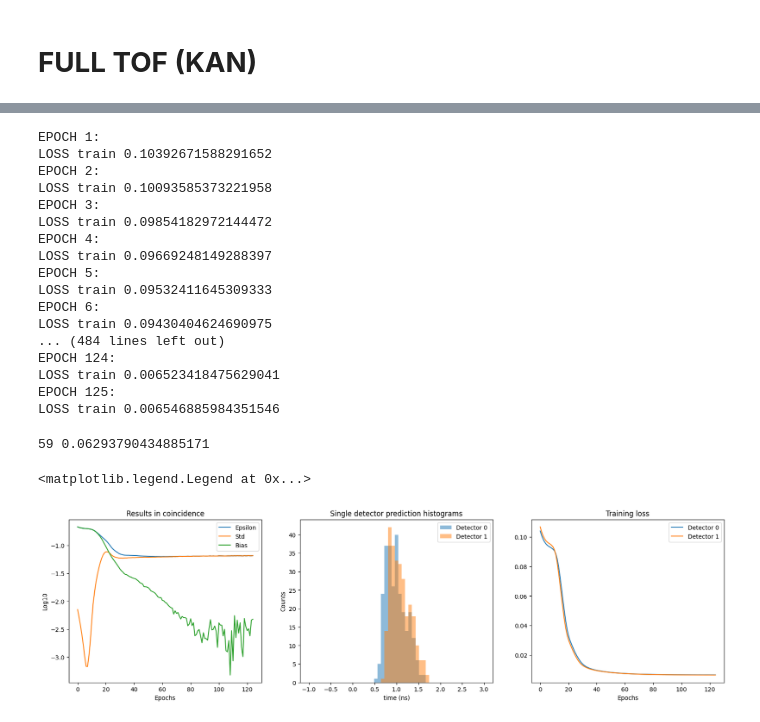
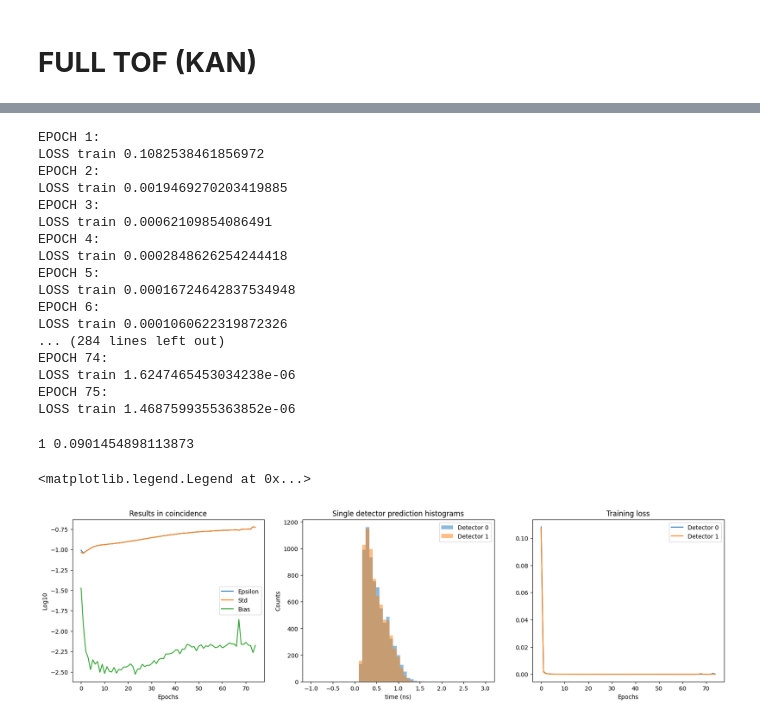
Before and after one commit to wjosefw/Signal-processing-with-Neural-networks, a Jupyter notebook: KAN.ipynb, the cells around one changed output, grey strips where cells are left out. Drawn from its saved outputs; the diff is of its cells as text; code cells hidden in the pictures.

```diff
--- a/KAN.ipynb
+++ b/KAN.ipynb
@@ -86,20 +90,21 @@ plt.legend()
 # %%
 #------------------------------------ Important definitions ------------------------------------
 ajuste_grueso = 1 # 0 = YES, 1 = NO
-delay_steps = 30
-moments_order = 1
-Num_casos = 4000
+delay_steps = 50 #30
+moments_order = 2
+fraction = 0.15
+Num_casos = 0
 Nc = 2
 np.random.seed(seed = 42) #Fix numpy seed
 
 t_shift = 8 #In time steps
 t = np.linspace(0, Nt, Nt_new)
-t0 = 65 + np.random.randint(10, size = Num_casos)
+t0 = 75 + np.random.randint(10, size = Num_casos)
 
 
 # Define size of train set from datos practica
-Ntrain_practica = int(1.0*new_pulsos_practica.shape[0])
-Ntest_practica = int(0.0*new_pulsos_practica.shape[0])
+Ntrain_practica = int(0.5*new_pulsos_practica.shape[0])
+Ntest_practica = int(0.5*new_pulsos_practica.shape[0])
 print('Número de casos de entrenamiento de la práctica: ', Ntrain_practica)
 print('Número de casos de Test de la práctica: ', Ntest_practica)
 # %% [output]
@@ -303,39 +323,40 @@ optimizer_dec1 = torch.optim.AdamW(model_dec1.parameters(), lr = 5e-5)
 # %%
-# Execute train  loop
-loss_dec0, test_dec0 = train_loop_KAN(model_dec0, optimizer_dec0, train_loader_dec0, torch.tensor(MOMENTS_TEST[:,:,0]).float(), EPOCHS = 125)
-loss_dec1, test_dec1 = train_loop_KAN(model_dec1, optimizer_dec1, train_loader_dec1, torch.tensor(MOMENTS_TEST[:,:,1]).float(), EPOCHS = 125)
+# Execute train loop
+loss_dec0, test_dec0 = train_loop_KAN(model_dec0, optimizer_dec0, train_loader_dec0, torch.tensor(MOMENTS_TEST[:,:,0]).float(), EPOCHS = 75) #125
+loss_dec1, test_dec1 = train_loop_KAN(model_dec1, optimizer_dec1, train_loader_dec1, torch.tensor(MOMENTS_TEST[:,:,1]).float(), EPOCHS = 75)
 # %% [output]
 EPOCH 1:
-LOSS train 0.10392671588291652
+LOSS train 0.1082538461856972
 EPOCH 2:
-LOSS train 0.10093585373221958
+LOSS train 0.0019469270203419885
 EPOCH 3:
-LOSS train 0.09854182972144472
+LOSS train 0.00062109854086491
 EPOCH 4:
-LOSS train 0.09669248149288397
+LOSS train 0.0002848626254244418
 EPOCH 5:
-LOSS train 0.09532411645309333
+LOSS train 0.00016724642837534948
 EPOCH 6:
-LOSS train 0.09430404624690975
-... (484 lines left out)
-EPOCH 124:
-LOSS train 0.006523418475629041
-EPOCH 125:
-LOSS train 0.006546885984351546
+LOSS train 0.0001060622319872326
+... (284 lines left out)
+EPOCH 74:
+LOSS train 1.6247465453034238e-06
+EPOCH 75:
+LOSS train 1.4687599355363852e-06
 # %%
 if ajuste_grueso == 0:
-    TOFN_V28 = (test_dec0[:,:V28.shape[0]] - new_time_step*delays_test_dec0) - (test_dec1[:,: V28.shape[0]] - new_time_step*delays_test_dec1)
-    TOFN_V55 = (test_dec0[:,V28.shape[0] : V28.shape[0] + V55.shape[0]] - new_time_step*delays_test_dec0) - (test_dec1[:,V28.shape[0] :V28.shape[0] + V55.shape[0]] - new_time_step*delays_test_dec1)
-    TOFN_V82 = (test_dec0[:,V28.shape[0] + V55.shape[0]:] - new_time_step*delays_test_dec0) - (test_dec1[:,V28.shape[0] + V55.shape[0]:] - new_time_step*delays_test_dec1)
+    TOFN = (test_dec0 - new_time_step*delays_test_dec0) - (test_dec1 - new_time_step*delays_test_dec1)
+    TOFN_V28 = TOFN[:,:V28.shape[0]] - test_dec1[:,: V28.shape[0]]
+    TOFN_V55 = TOFN[:,V28.shape[0] : V28.shape[0] + V55.shape[0]]  - test_dec1[:,V28.shape[0] :V28.shape[0] + V55.shape[0]]
+    TOFN_V82 = TOFN[:,V28.shape[0] + V55.shape[0]:] - test_dec1[:,V28.shape[0] + V55.shape[0]:]
 
 if ajuste_grueso == 1:
-    TOFN_V28 = test_dec0[:,:V28.shape[0]] - test_dec1[:,:V28.shape[0]]
-    TOFN_V55 = test_dec0[:,V28.shape[0] :V28.shape[0] + V55.shape[0]] - test_dec1[:,V28.shape[0] :V28.shape[0] + V55.shape[0]]
-    TOFN_V82 = test_dec0[:,V28.shape[0] + V55.shape[0]:] - test_dec1[:,V28.shape[0] + V55.shape[0]:]
+    #TOFN_V28 = test_dec0[:,:V28.shape[0]] - test_dec1[:,:V28.shape[0]]
+    #TOFN_V55 = test_dec0[:,V28.shape[0] :V28.shape[0] + V55.shape[0]] - test_dec1[:,V28.shape[0] :V28.shape[0] + V55.shape[0]]
+    #TOFN_V82 = test_dec0[:,V28.shape[0] + V55.shape[0]:] - test_dec1[:,V28.shape[0] + V55.shape[0]:]
 
-    #TOFN_V28 = test_dec0[:,:TEST_00.shape[0]] - test_dec1[:,:TEST_00.shape[0]]
-    #TOFN_V55 = test_dec0[:,TEST_00.shape[0] : 2*TEST_00.shape[0]] - test_dec1[:, TEST_00.shape[0] : 2*TEST_00.shape[0]]
-    #TOFN_V82 = test_dec0[:,2*TEST_00.shape[0]:] - test_dec1[:,2*TEST_00.shape[0]:]
+    TOFN_V28 = test_dec0[:,:TEST_00.shape[0]] - test_dec1[:,:TEST_00.shape[0]]
+    TOFN_V55 = test_dec0[:,TEST_00.shape[0] : 2*TEST_00.shape[0]] - test_dec1[:, TEST_00.shape[0] : 2*TEST_00.shape[0]]
+    TOFN_V82 = test_dec0[:,2*TEST_00.shape[0]:] - test_dec1[:,2*TEST_00.shape[0]:]
 
 # Must turn to float64 in order to calculate std on a specific axis
 TOFN_V28 = np.array(TOFN_V28, dtype = 'float64')
@@ -356,39 +377,40 @@ print(idx_min_epsilon, np.min(epsilon))
 
 
 # PLot
 plt.figure(figsize = (20,5))
 plt.subplot(131)
 plt.plot(np.log10(epsilon), label = 'Epsilon')
 plt.plot(np.log10(mean_std), label = 'Std')
 plt.plot(np.log10(mean_error_centroid), label = 'Bias')
 plt.title('Results in coincidence')
 plt.xlabel('Epochs')
 plt.ylabel('Log10')
 plt.legend()
 
 plt.subplot(132)
 if ajuste_grueso == 0:
-    plt.hist(test_dec0[idx_min_epsilon , V28.shape[0] : V28.shape[0] + V55.shape[0]] - new_time_step*delays_test_dec0, bins = 51, range = [-1, 3], alpha = 0.5, label = 'Detector 0');
-    plt.hist(test_dec1[idx_min_epsilon , V28.shape[0] : V28.shape[0] + V55.shape[0]] - new_time_step*delays_test_dec1, bins = 51, range = [-1, 3], alpha = 0.5, label = 'Detector 1');
+    plt.hist(test_dec0[idx_min_epsilon , :] - new_time_step*delays_test_dec0, bins = 51, range = [-1, 3], alpha = 0.5, label = 'Detector 0');
+    plt.hist(test_dec1[idx_min_epsilon , :] - new_time_step*delays_test_dec1, bins = 51, range = [-1, 3], alpha = 0.5, label = 'Detector 1');
 
 if ajuste_grueso == 1:
-    plt.hist(test_dec0[idx_min_epsilon , V28.shape[0] : V28.shape[0] + V55.shape[0]], bins = 51, range = [-1, 3], alpha = 0.5, label = 'Detector 0');
-    plt.hist(test_dec1[idx_min_epsilon , V28.shape[0] : V28.shape[0] + V55.shape[0]], bins = 51, range = [-1, 3], alpha = 0.5, label = 'Detector 1');
+    plt.hist(test_dec0[idx_min_epsilon , :], bins = 51, range = [-1, 3], alpha = 0.5, label = 'Detector 0');
+    plt.hist(test_dec1[idx_min_epsilon , :], bins = 51, range = [-1, 3], alpha = 0.5, label = 'Detector 1');
+
 plt.title('Single detector prediction histograms')
 plt.xlabel('time (ns)')
 plt.ylabel('Counts')
 plt.legend()
 
 plt.subplot(133)
 plt.plot(loss_dec0[:], label = 'Detector 0')
 plt.plot(loss_dec1[:], label = 'Detector 1')
 plt.title('Training loss')
 plt.xlabel('Epochs')
 plt.legend()
 # %% [output]
-59 0.06293790434885171
+1 0.0901454898113873
 <matplotlib.legend.Legend at 0x...>
-[figure, old version]
+[figure, new version]
 # %%
 epoch = idx_min_epsilon
 nbins = 51
```
Also changed, not shown: parts of 16 cells of this notebook.
